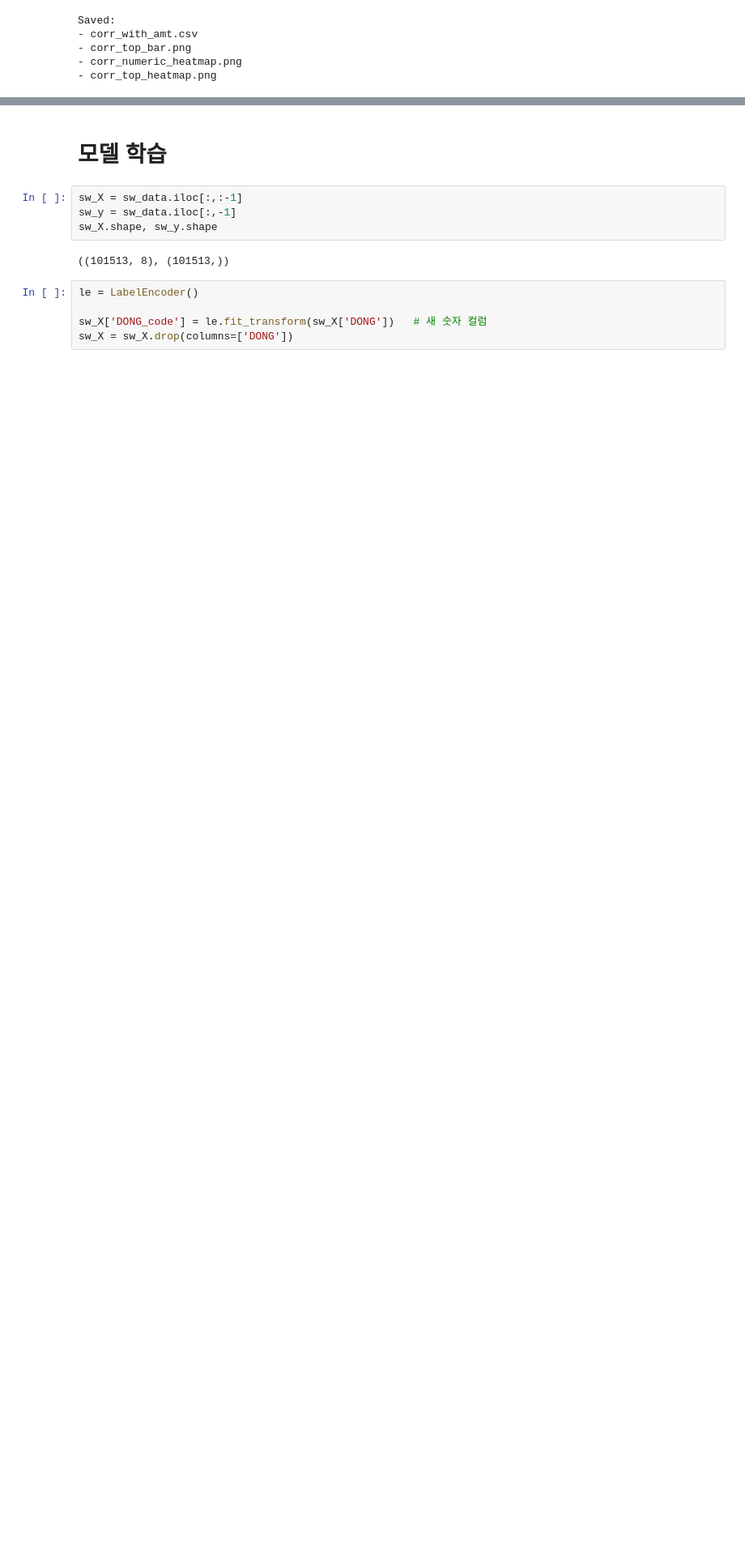
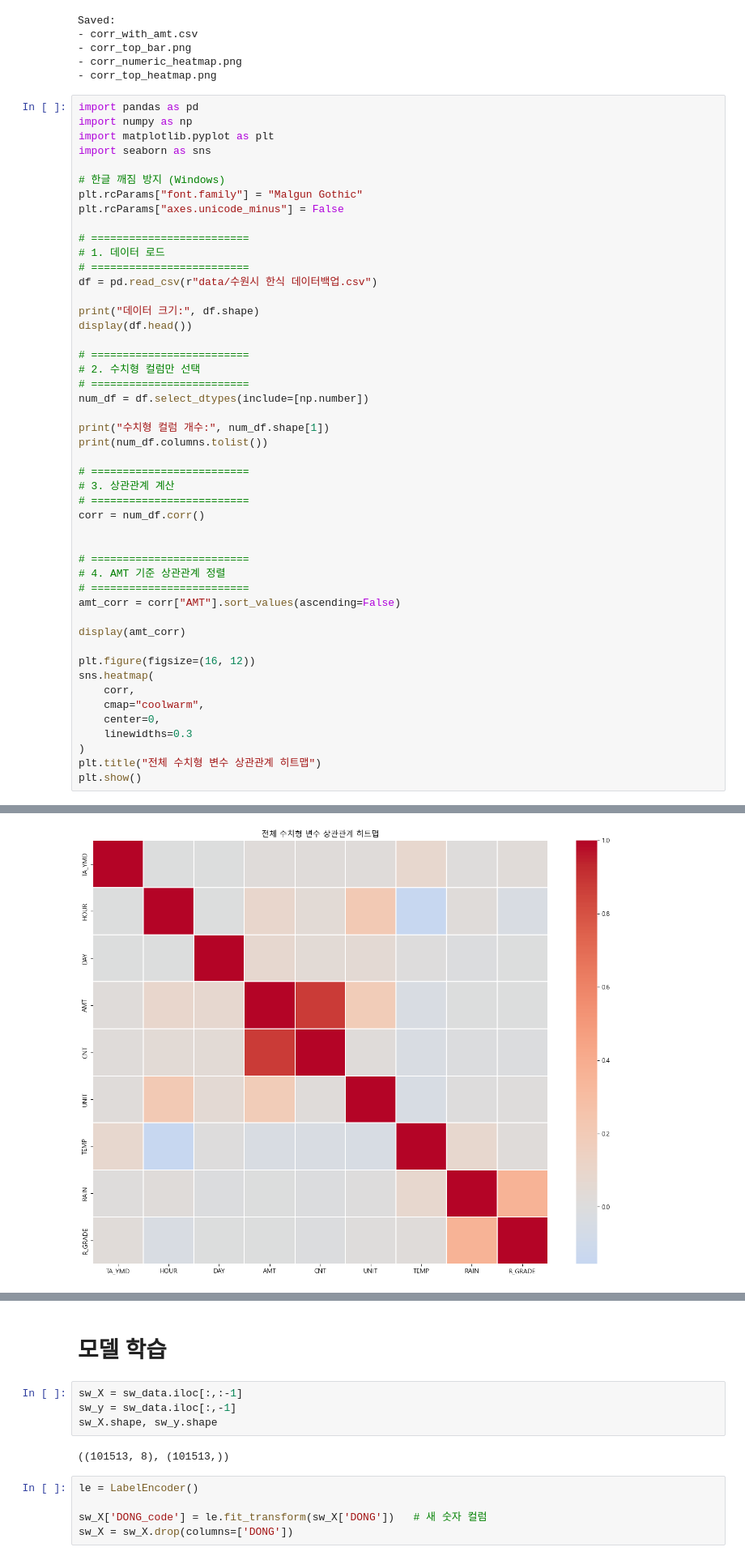
Before and after one commit to Hyo0806/1stProject, a Jupyter notebook: hyo/김효경_ML.ipynb, the cells around one changed output, grey strips where cells are left out. Shown at 81% size. Saved outputs shown, nothing was run; the diff lists cells and outputs as text; blank space fills up the shorter version.

```diff
--- a/hyo/김효경_ML.ipynb
+++ b/hyo/김효경_ML.ipynb
@@ -425,3 +425,52 @@ Saved:
 - corr_top_bar.png
 - corr_numeric_heatmap.png
 - corr_top_heatmap.png
+# %%
+import pandas as pd
+import numpy as np
+import matplotlib.pyplot as plt
+import seaborn as sns
+
+# 한글 깨짐 방지 (Windows)
+plt.rcParams["font.family"] = "Malgun Gothic"
+plt.rcParams["axes.unicode_minus"] = False
+
+# =========================
+# 1. 데이터 로드
+# =========================
+df = pd.read_csv(r"data/수원시 한식 데이터백업.csv")
+
+print("데이터 크기:", df.shape)
+display(df.head())
+
+# =========================
+# 2. 수치형 컬럼만 선택
+# =========================
+num_df = df.select_dtypes(include=[np.number])
+
+print("수치형 컬럼 개수:", num_df.shape[1])
+print(num_df.columns.tolist())
+
+# =========================
+# 3. 상관관계 계산
+# =========================
+corr = num_df.corr()
+
+
+# =========================
+# 4. AMT 기준 상관관계 정렬
+# =========================
+amt_corr = corr["AMT"].sort_values(ascending=False)
+
+display(amt_corr)
+
+plt.figure(figsize=(16, 12))
+sns.heatmap(
+    corr,
+    cmap="coolwarm",
+    center=0,
+    linewidths=0.3
+)
+plt.title("전체 수치형 변수 상관관계 히트맵")
+plt.show()
+# %% [output]
@@ -427,0 +496 @@ Saved:
+[figure, added]
```
Also changed, not shown: parts of 25 cells of this notebook, 6 other files.
